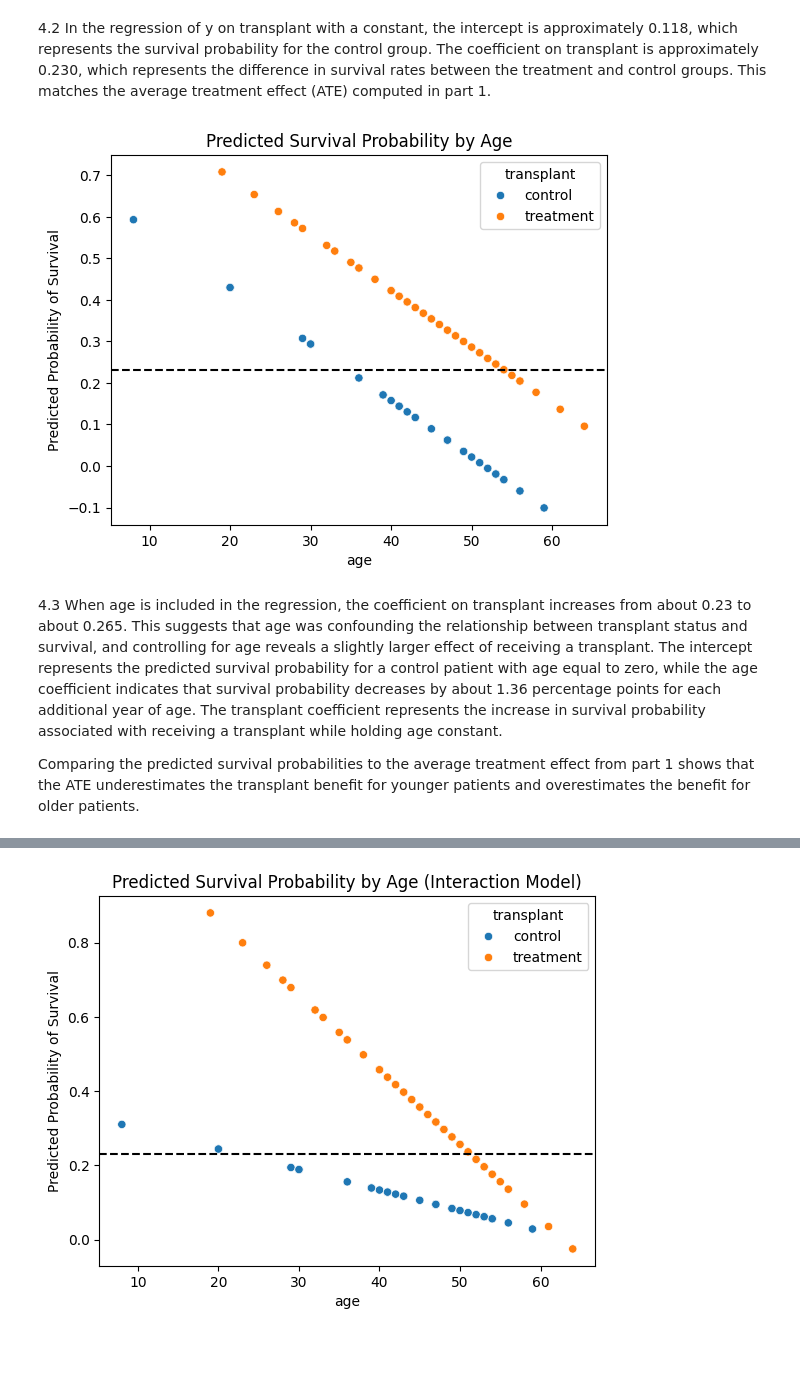
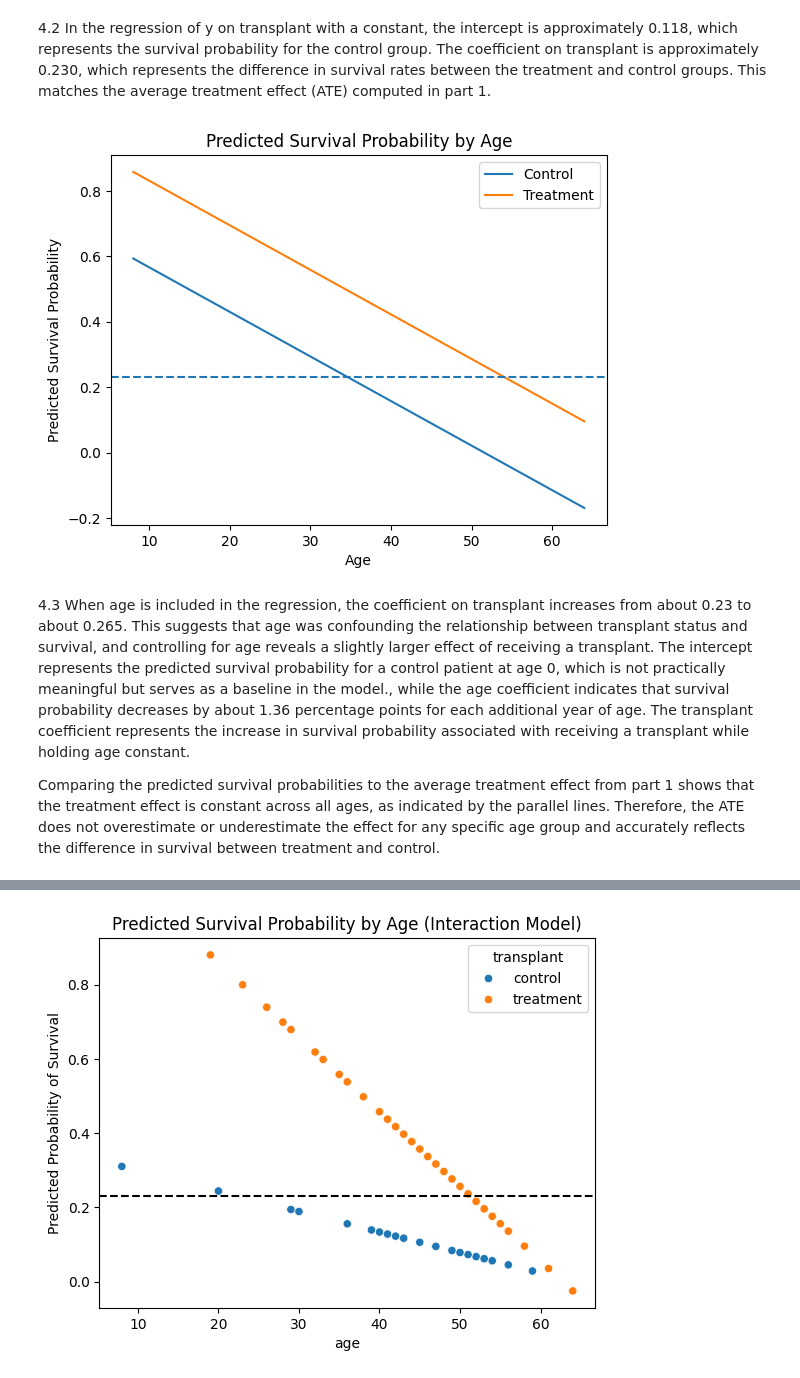
Before and after one commit to richarddo3/undergrad_ml_assignments, a Jupyter notebook: 03_assignment_linear_models.ipynb, the cells around one changed output, grey strips where cells are left out. Drawn from its saved outputs; the diff is of its cells as text; code cells hidden in the pictures; blank space fills up the shorter version.

```diff
--- a/03_assignment_linear_models.ipynb
+++ b/03_assignment_linear_models.ipynb
@@ -317,6 +506,7 @@ Since a heart transplant is a dangerous operation and even people who successful
 5. Use 10-fold cross validation to evaluate the predictive accuracy of these models.
 6. Imagine this model is used to prioritize transplant access. What are your concerns about model construction and deployment?
 # %%
+df = pd.read_csv("/content/sample_data/heart_hw.csv")
 df = df.drop(columns=["Unnamed: 0"])
 df.head()
 # %% [output]
@@ -368,26 +558,44 @@ Notes:
 # %% [markdown]
 4.2
 In the regression of y on transplant with a constant, the intercept is approximately 0.118, which represents the survival probability for the control group. The coefficient on transplant is approximately 0.230, which represents the difference in survival rates between the treatment and control groups. This matches the average treatment effect (ATE) computed in part 1.
-# %%
-df["predicted"] = model2.predict(X)
 # %%
-import seaborn as sns
-import matplotlib.pyplot as plt
+# model
+X2 = sm.add_constant(df[["transplant_dummy", "age"]])
+model2 = sm.OLS(y, X2).fit()
 
-sns.scatterplot(data=df, x="age", y="predicted", hue="transplant")
-ATE = 0.347826 - 0.117647
-plt.axhline(ATE, linestyle="--", color="black")
+# smooth range
+age_range = np.linspace(df["age"].min(), df["age"].max(), 100)
 
+# predictions (MATCH EXACT COLUMN ORDER)
+pred_control = model2.predict(pd.DataFrame({
+    "const": 1,
+    "transplant_dummy": 0,
+    "age": age_range
+}))
+
+pred_treatment = model2.predict(pd.DataFrame({
+    "const": 1,
+    "transplant_dummy": 1,
+    "age": age_range
+}))
+
+# plot
+plt.plot(age_range, pred_control, label="Control")
+plt.plot(age_range, pred_treatment, label="Treatment")
+
+plt.axhline(ATE, linestyle="--")
+plt.legend()
+plt.xlabel("Age")
+plt.ylabel("Predicted Survival Probability")
 plt.title("Predicted Survival Probability by Age")
-plt.ylabel("Predicted Probability of Survival")
 plt.show()
 # %% [output]
-[figure, old version]
+[figure, new version]
 # %% [markdown]
 4.3
-When age is included in the regression, the coefficient on transplant increases from about 0.23 to about 0.265. This suggests that age was confounding the relationship between transplant status and survival, and controlling for age reveals a slightly larger effect of receiving a transplant. The intercept represents the predicted survival probability for a control patient with age equal to zero, while the age coefficient indicates that survival probability decreases by about 1.36 percentage points for each additional year of age. The transplant coefficient represents the increase in survival probability associated with receiving a transplant while holding age constant.
+When age is included in the regression, the coefficient on transplant increases from about 0.23 to about 0.265. This suggests that age was confounding the relationship between transplant status and survival, and controlling for age reveals a slightly larger effect of receiving a transplant. The intercept represents the predicted survival probability for a control patient at age 0, which is not practically meaningful but serves as a baseline in the model., while the age coefficient indicates that survival probability decreases by about 1.36 percentage points for each additional year of age. The transplant coefficient represents the increase in survival probability associated with receiving a transplant while holding age constant.
 
-Comparing the predicted survival probabilities to the average treatment effect from part 1 shows that the ATE underestimates the transplant benefit for younger patients and overestimates the benefit for older patients.
+Comparing the predicted survival probabilities to the average treatment effect from part 1 shows that the treatment effect is constant across all ages, as indicated by the parallel lines. Therefore, the ATE does not overestimate or underestimate the effect for any specific age group and accurately reflects the difference in survival between treatment and control.
 # %%
 df["transplant_age"] = df["transplant_dummy"] * df["age"]
 
```
Also changed, not shown: parts of 36 cells of this notebook.
